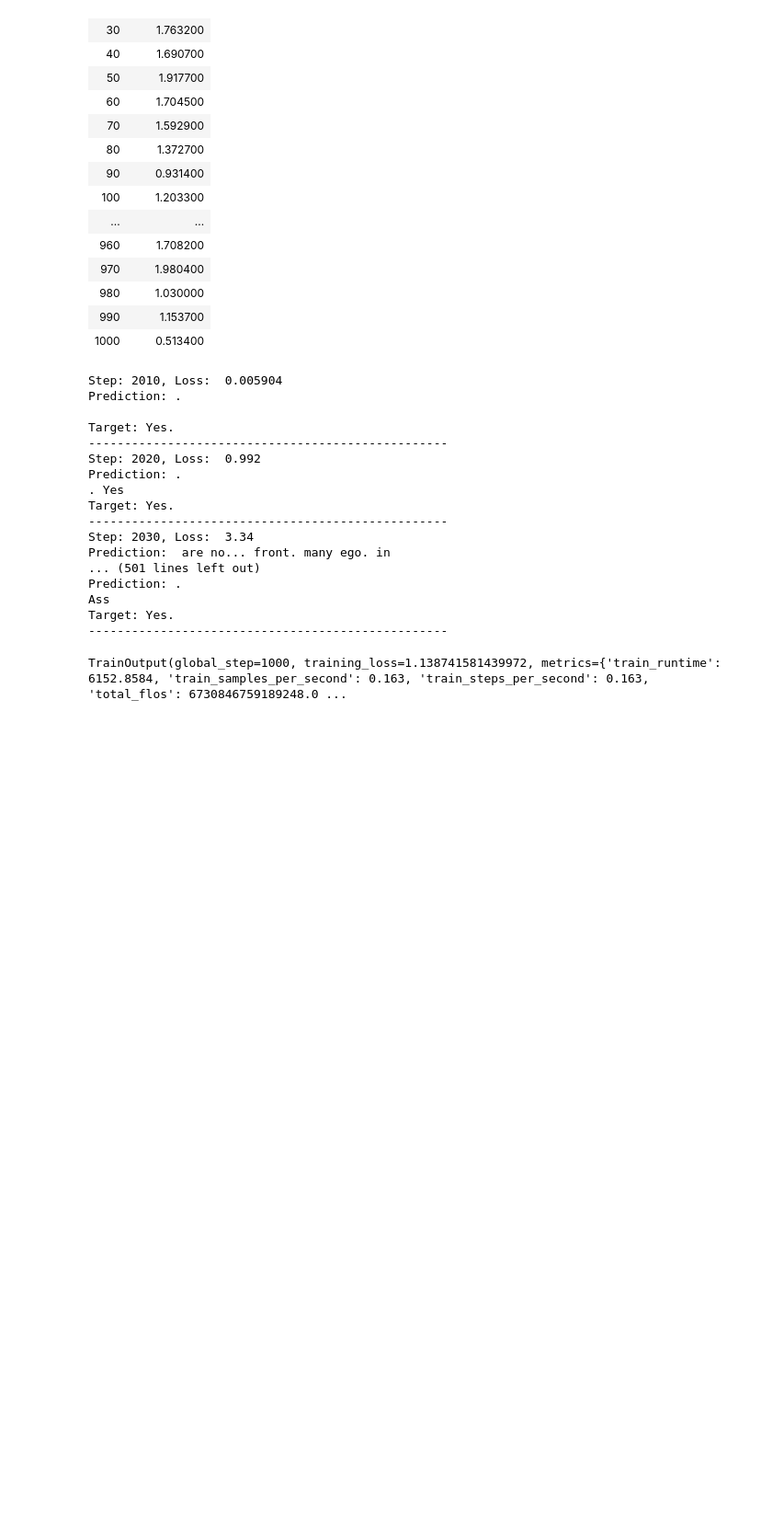
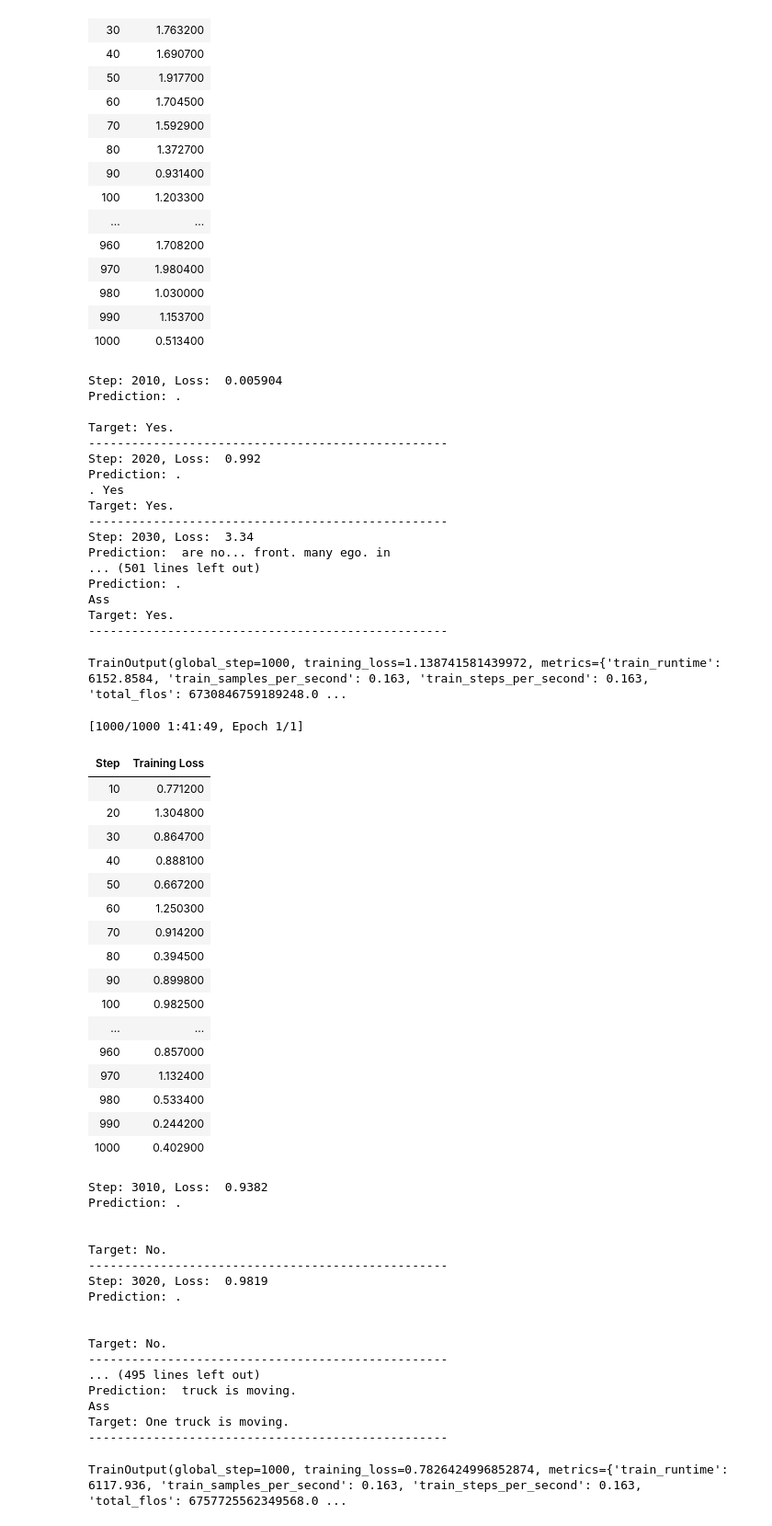
Before and after one commit to MehdiJmlkh/Large-Language-Models-Course-Project, a Jupyter notebook: main.ipynb, the cells around one changed output. Shown at 92% size. Cells and saved outputs as stored; diff of their text form; code cells hidden in the pictures; blank space fills up the shorter version.

Commit message:
Fine-tune steps 3001 to 4000

```diff
--- a/main.ipynb
+++ b/main.ipynb
@@ -71,7 +71,7 @@ class DriveLM:
         return len(self.drive_lm)
 
 splits = ["train"]
-dataset = {split: DriveLM(drive_lm[split].select(range(2000, 3000)), nuscenes[split]) for split in splits}
+dataset = {split: DriveLM(drive_lm[split].select(range(3000, 4000)), nuscenes[split]) for split in splits}
 # %%
 # from PIL import Image
 
@@ -478,7 +478,7 @@ from transformers.trainer import _is_peft_model
 from transformers.models.auto.modeling_auto import MODEL_FOR_CAUSAL_LM_MAPPING_NAMES
 
 class OutputDisplayTrainer(Trainer):
-    global_step = 2001
+    global_step = 3001
     logging_steps = logging_steps
     def compute_loss(
         self,
@@ -763,6 +763,45 @@ Ass
 Target: Yes.
 --------------------------------------------------
 TrainOutput(global_step=1000, training_loss=1.138741581439972, metrics={'train_runtime': 6152.8584, 'train_samples_per_second': 0.163, 'train_steps_per_second': 0.163, 'total_flos': 6730846759189248.0 ...
+# %%
+trainer.train()
+# %% [output]
+[1000/1000 1:41:49, Epoch 1/1]
+| Step | Training Loss |
+| 10 | 0.771200 |
+| 20 | 1.304800 |
+| 30 | 0.864700 |
+| 40 | 0.888100 |
+| 50 | 0.667200 |
+| 60 | 1.250300 |
+| 70 | 0.914200 |
+| 80 | 0.394500 |
+| 90 | 0.899800 |
+| 100 | 0.982500 |
+| ... | ... |
+| 960 | 0.857000 |
+| 970 | 1.132400 |
+| 980 | 0.533400 |
+| 990 | 0.244200 |
+| 1000 | 0.402900 |
+Step: 3010, Loss:  0.9382
+Prediction: .
+
+
+Target: No.
+--------------------------------------------------
+Step: 3020, Loss:  0.9819
+Prediction: .
+
+
+Target: No.
+--------------------------------------------------
+... (495 lines left out)
+Prediction:  truck is moving.
+Ass
+Target: One truck is moving.
+--------------------------------------------------
+TrainOutput(global_step=1000, training_loss=0.7826424996852874, metrics={'train_runtime': 6117.936, 'train_samples_per_second': 0.163, 'train_steps_per_second': 0.163, 'total_flos': 6757725562349568.0 ...
 # %%
 from huggingface_hub import login
 
```
